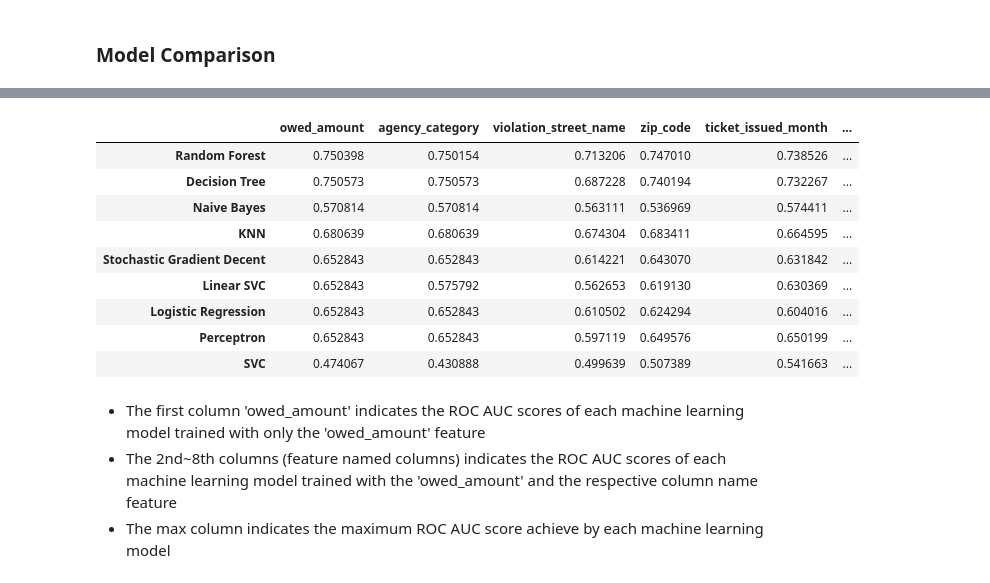
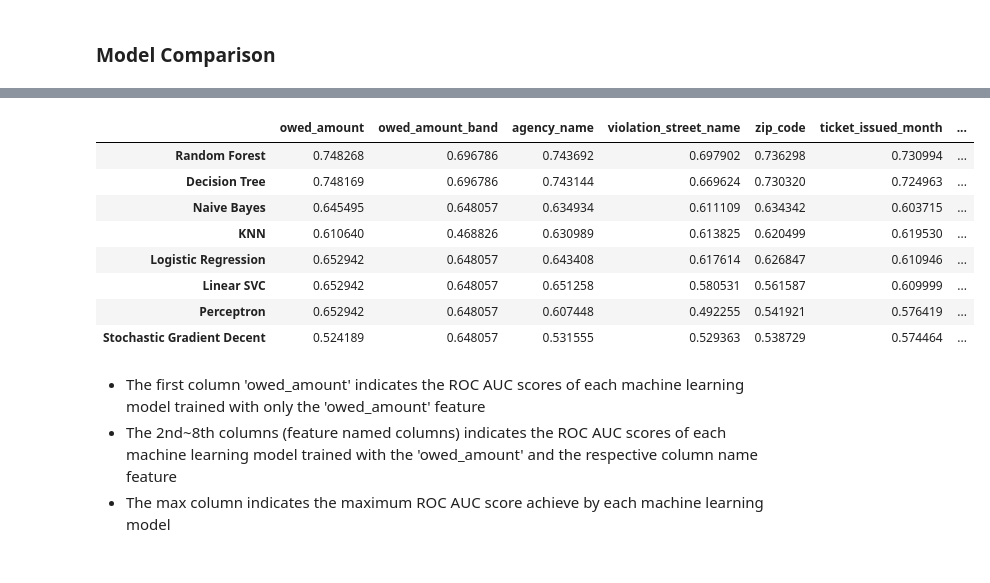
Before and after one commit to henriqueumeda/Property-Maintenance-Blight-Ticket-Fines, a Jupyter notebook: Property Maintenance Blight Ticket Fines.ipynb, the cells around one changed output, grey strips where cells are left out. Drawn from its saved outputs; the diff is of its cells as text; code cells hidden in the pictures.

```diff
--- a/Property Maintenance Blight Ticket Fines.ipynb
+++ b/Property Maintenance Blight Ticket Fines.ipynb
@@ -540,6 +588,7 @@ df_train.describe(include=['O'])
 * The 'compliance' may be related to the 'disposition' column
 # %%
 df_train = pd.concat([df_train, df_train['ticket_issued_date'].str.extract(r'(?P<ticket_issued_year>\d{4})-(?P<ticket_issued_month>\d{2})')], axis=1)
+df_train['ticket_issued_semester'] = [1 if x <= 6 else 2 for x in df_train['ticket_issued_month'].astype(int)]
 df_train = pd.concat([df_train, df_train['hearing_date'].str.extract(r'(?P<hearing_year>\d{4})-(?P<hearing_month>\d{2})')], axis=1)
 df_train = pd.concat([df_train, df_train['payment_date'].str.extract(r'(?P<payment_year>\d{4})-(?P<payment_month>\d{2})')], axis=1)
 # %%
@@ -1254,0 +1579,11 @@ for key, value in cols.items():
+# %%
+# Start counting time
+start = time.perf_counter()
+
+perceptron_scores = {}
+for key, value in cols.items():
+    perceptron_scores[key] = blight_model(df_train, model=models['perceptron'], columns=value, cross_val=True)
+
+# Compute time for executing each algo
+run = time.perf_counter() - start
+print('Computational runtime of {} algorithm: {:.2f} seconds'.format('Perceptron', run))
@@ -1287,4 +1606,11 @@ def blight_SGDC_model(columns = ['owed_amount'], cross_val=False):
-# %%
-sgdc_scores = {}
-for key, value in cols.items():
-    sgdc_scores[key] = blight_SGDC_model(columns=value, cross_val=True)
+# %%
+# Start counting time
+start = time.perf_counter()
+
+sgdc_scores = {}
+for key, value in cols.items():
+    sgdc_scores[key] = blight_model(df_train, model=models['sgdc'], columns=value, cross_val=True)
+
+# Compute time for executing each algo
+run = time.perf_counter() - start
+print('Computational runtime of {} algorithm: {:.2f} seconds'.format('SGDC', run))
@@ -1315,27 +1645,26 @@ cols
 # %%
-index=['Logistic Regression', 'SVC', 'Linear SVC', 'Decision Tree',
+index=['Logistic Regression', 'Linear SVC', 'Decision Tree',
        'Random Forest', 'KNN', 'Naive Bayes', 'Perceptron', 'Stochastic Gradient Decent']
 
-models = pd.DataFrame([logistic_scores, svc_scores, linear_svc_scores, dt_scores,
+df_models = pd.DataFrame([logistic_scores, linear_svc_scores, dt_scores,
               rf_scores, knn_scores, naive_bayes_scores, perceptron_scores, sgdc_scores])
-models.index = index
-models['max'] = models[models.columns].max(axis=1)
-models = models.sort_values(by='max', ascending=False)
+df_models.index = index
+df_models['max'] = df_models[df_models.columns].max(axis=1)
+df_models = df_models.sort_values(by='max', ascending=False)
 
-column_names = ['owed_amount'] + [lista[1] for lista in list(cols.values())[1:]] + ['max']
-models.columns = column_names
-models
+column_names = ['owed_amount', 'owed_amount_band'] + [lista[1] for lista in list(cols.values())[2:]] + ['max']
+df_models.columns = column_names
+df_models
 # %% [output]
-|  | owed_amount | agency_category | violation_street_name | zip_code | ticket_issued_month | ... |
-| Random Forest | 0.750398 | 0.750154 | 0.713206 | 0.747010 | 0.738526 | ... |
-| Decision Tree | 0.750573 | 0.750573 | 0.687228 | 0.740194 | 0.732267 | ... |
-| Naive Bayes | 0.570814 | 0.570814 | 0.563111 | 0.536969 | 0.574411 | ... |
-| KNN | 0.680639 | 0.680639 | 0.674304 | 0.683411 | 0.664595 | ... |
-| Stochastic Gradient Decent | 0.652843 | 0.652843 | 0.614221 | 0.643070 | 0.631842 | ... |
-| Linear SVC | 0.652843 | 0.575792 | 0.562653 | 0.619130 | 0.630369 | ... |
-| Logistic Regression | 0.652843 | 0.652843 | 0.610502 | 0.624294 | 0.604016 | ... |
-| Perceptron | 0.652843 | 0.652843 | 0.597119 | 0.649576 | 0.650199 | ... |
-| SVC | 0.474067 | 0.430888 | 0.499639 | 0.507389 | 0.541663 | ... |
+|  | owed_amount | owed_amount_band | agency_name | violation_street_name | zip_code | ticket_issued_month | ... |
+| Random Forest | 0.748268 | 0.696786 | 0.743692 | 0.697902 | 0.736298 | 0.730994 | ... |
+| Decision Tree | 0.748169 | 0.696786 | 0.743144 | 0.669624 | 0.730320 | 0.724963 | ... |
+| Naive Bayes | 0.645495 | 0.648057 | 0.634934 | 0.611109 | 0.634342 | 0.603715 | ... |
+| KNN | 0.610640 | 0.468826 | 0.630989 | 0.613825 | 0.620499 | 0.619530 | ... |
+| Logistic Regression | 0.652942 | 0.648057 | 0.643408 | 0.617614 | 0.626847 | 0.610946 | ... |
+| Linear SVC | 0.652942 | 0.648057 | 0.651258 | 0.580531 | 0.561587 | 0.609999 | ... |
+| Perceptron | 0.652942 | 0.648057 | 0.607448 | 0.492255 | 0.541921 | 0.576419 | ... |
+| Stochastic Gradient Decent | 0.524189 | 0.648057 | 0.531555 | 0.529363 | 0.538729 | 0.574464 | ... |
 # %% [markdown]
 * The first column 'owed_amount' indicates the ROC AUC scores of each machine learning model trained with only the 'owed_amount' feature
 * The 2nd~8th columns (feature named columns) indicates the ROC AUC scores of each machine learning model trained with the 'owed_amount' and the respective column name feature
```
Also changed, not shown: parts of 155 cells of this notebook, 15 other files.
